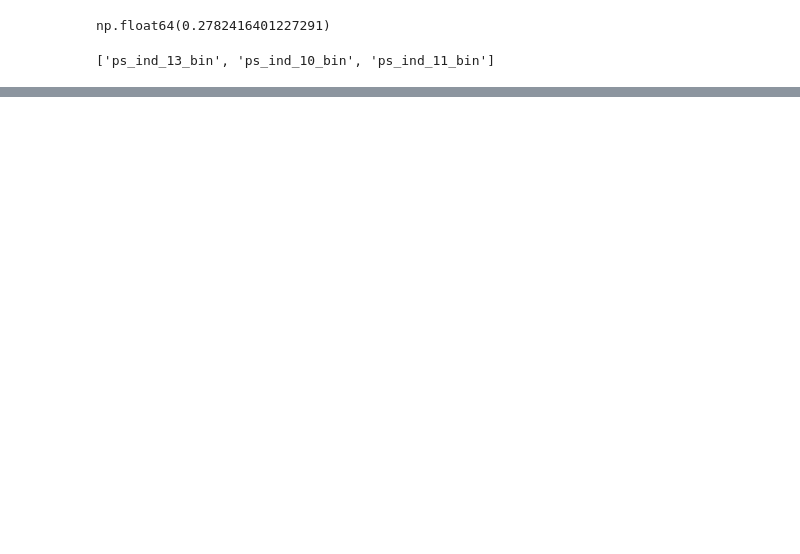
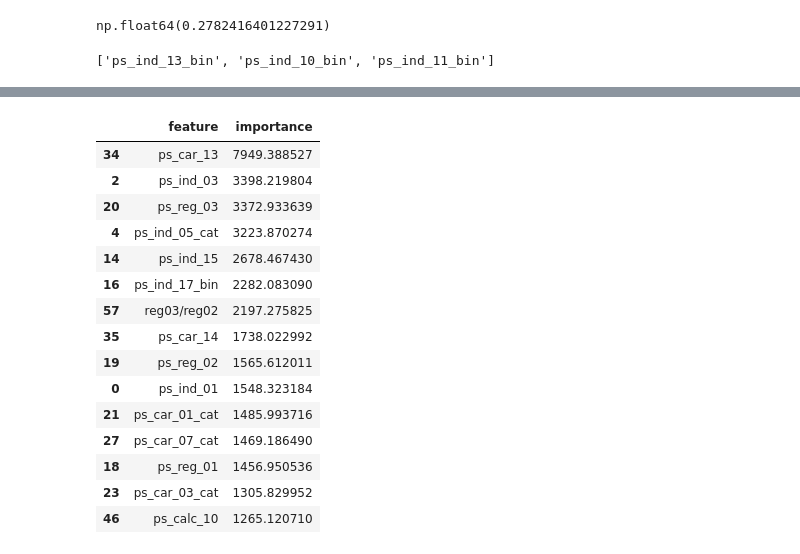
Before and after one commit to brocolies/SafeDriverPred, a Jupyter notebook: notebook/01_eda.ipynb, the cells around one changed output, grey strips where cells are left out. Drawn from its saved outputs; the diff is of its cells as text; code cells hidden in the pictures; blank space fills up the shorter version.

```diff
--- a/notebook/01_eda.ipynb
+++ b/notebook/01_eda.ipynb
@@ -521,0 +601,19 @@ print(len(train_test.columns))
+# %%
+top_features.head(15)
+# %% [output]
+|  | feature | importance |
+| 34 | ps_car_13 | 7949.388527 |
+| 2 | ps_ind_03 | 3398.219804 |
+| 20 | ps_reg_03 | 3372.933639 |
+| 4 | ps_ind_05_cat | 3223.870274 |
+| 14 | ps_ind_15 | 2678.467430 |
+| 16 | ps_ind_17_bin | 2282.083090 |
+| 57 | reg03/reg02 | 2197.275825 |
+| 35 | ps_car_14 | 1738.022992 |
+| 19 | ps_reg_02 | 1565.612011 |
+| 0 | ps_ind_01 | 1548.323184 |
+| 21 | ps_car_01_cat | 1485.993716 |
+| 27 | ps_car_07_cat | 1469.186490 |
+| 18 | ps_reg_01 | 1456.950536 |
+| 23 | ps_car_03_cat | 1305.829952 |
+| 46 | ps_calc_10 | 1265.120710 |
```
Also changed, not shown: parts of 19 cells of this notebook, 8 other files.
